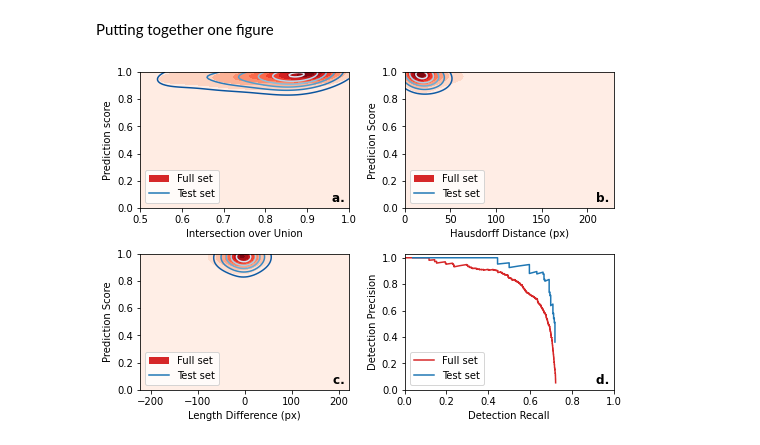
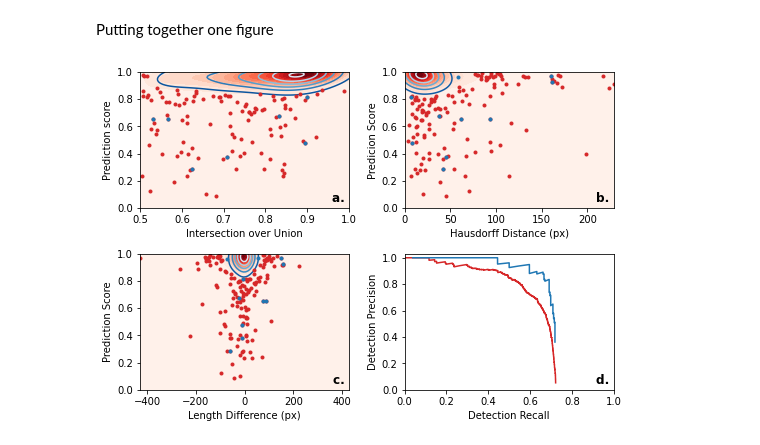
Before and after one commit to J-Wall/camfi, a Jupyter notebook: examples/annotation_evaluation.ipynb, the cells around one changed output. Cells and saved outputs as stored; diff of their text form; code cells hidden in the pictures.

Commit message:
Removed figure legends and plotted outliers

```diff
--- a/examples/annotation_evaluation.ipynb
+++ b/examples/annotation_evaluation.ipynb
@@ -163,7 +167,7 @@ l_diffs, l_diff_scores = zip(*validation["length_differences"])
 l_diffs = np.array(l_diffs)
 l_diff_scores = np.array(l_diff_scores)
 
-max_l_diff = max(l_diffs_all.max(), l_diffs.max())
+max_l_diff = max(np.abs(l_diffs_all).max(), np.abs(l_diffs).max())
 
 l_diff_X, l_diff_Y = np.mgrid[-max_l_diff:max_l_diff:100j, 0.:1.:100j]
 l_diff_positions = np.vstack([l_diff_X.ravel(), l_diff_Y.ravel()])
@@ -363,12 +367,10 @@ Test set: 0.6823916331895055
 # %% [markdown]
 Putting together one figure
 # %%
-labels = ["Full set", "Test set"]
-loc = "lower left"
 fontdict={"fontweight": "bold"}
 tloc = "right"
 ty = 0
-levels_all = 10
+levels_all = 20
 levels = 6
 cmap_all = "Reds"
 cmap = "Blues_r"
@@ -380,11 +382,6 @@ fig = plt.figure(
     #dpi=1000.0,
     tight_layout=True,
 )
-
-proxy = [
-    plt.Rectangle((0, 0), 1, 1, fc=c_all),
-    plt.Line2D([], [], color=c),
-]
 
 # IoU
 ax1 = fig.add_subplot(
@@ -400,6 +397,14 @@ p1_all = ax1.contourf(
     levels=levels_all,
     cmap=cmap_all,
 )
+p1_all_outlier_mask = iou_kernel_all(np.vstack([ious_all, iou_scores_all])) < p1_all.levels[1]
+o1_all = ax1.plot(
+    ious_all[p1_all_outlier_mask],
+    iou_scores_all[p1_all_outlier_mask],
+    marker=".",
+    ls="",
+    c=c_all,
+)
 p1 = ax1.contour(
     iou_X,
     iou_Y,
@@ -407,10 +412,13 @@ p1 = ax1.contour(
     levels=levels,
     cmap=cmap,
 )
-l1 = ax1.legend(
-    proxy,
-    labels,
-    loc=loc,
+p1_outlier_mask = iou_kernel(np.vstack([ious, iou_scores])) < p1.levels[1]
+o1 = ax1.plot(
+    ious[p1_outlier_mask],
+    iou_scores[p1_outlier_mask],
+    marker=".",
+    ls="",
+    c=c,
 )
 t1 = ax1.set_title(
     "a. ",
@@ -433,6 +441,14 @@ p2_all = ax2.contourf(
     levels=levels_all,
     cmap=cmap_all,
 )
+p2_all_outlier_mask = phd_kernel_all(np.vstack([phds_all, phd_scores_all])) < p2_all.levels[1]
+o2_all = ax2.plot(
+    phds_all[p2_all_outlier_mask],
+    phd_scores_all[p2_all_outlier_mask],
+    marker=".",
+    ls="",
+    c=c_all,
+)
 p2 = ax2.contour(
     phd_X,
     phd_Y,
@@ -440,10 +456,13 @@ p2 = ax2.contour(
     levels=levels,
     cmap=cmap,
 )
-l2 = ax2.legend(
-    proxy,
-    labels,
-    loc=loc,
+p2_outlier_mask = phd_kernel(np.vstack([phds, phd_scores])) < p2.levels[1]
+o2 = ax2.plot(
+    phds[p2_outlier_mask],
+    phd_scores[p2_outlier_mask],
+    marker=".",
+    ls="",
+    c=c,
 )
 t2 = ax2.set_title(
     "b. ",
@@ -466,6 +485,14 @@ p3_all = ax3.contourf(
     levels=levels_all,
     cmap=cmap_all,
 )
+p3_all_outlier_mask = l_diff_kernel_all(np.vstack([l_diffs_all, l_diff_scores_all])) < p3_all.levels[1]
+o3_all = ax3.plot(
+    l_diffs_all[p3_all_outlier_mask],
+    l_diff_scores_all[p3_all_outlier_mask],
+    marker=".",
+    ls="",
+    c=c_all,
+)
 p3 = ax3.contour(
     l_diff_X,
     l_diff_Y,
@@ -473,10 +500,13 @@ p3 = ax3.contour(
     levels=levels,
     cmap=cmap,
 )
-l3 = ax3.legend(
-    proxy,
-    labels,
-    loc=loc,
+p3_outlier_mask = l_diff_kernel(np.vstack([l_diffs, l_diff_scores])) < p3.levels[1]
+o3 = ax3.plot(
+    l_diffs[p3_outlier_mask],
+    l_diff_scores[p3_outlier_mask],
+    marker=".",
+    ls="",
+    c=c,
 )
 t3 = ax3.set_title(
     "c. ",
@@ -485,34 +515,33 @@ t3 = ax3.set_title(
     y=ty,
 )
 
 # Precision vs. Recall
 ax4 = fig.add_subplot(
     224,
     xlabel="Detection Recall",
     ylabel="Detection Precision",
     xlim=(0., 1.),
     ylim=(0., 1.03),
 )
 ax4.plot(
     recall_all[1:-1],
     precision_all[1:-1],
     c=c_all,
     label="Full set",
 )
 ax4.plot(
     recall[1:-1],
     precision[1:-1],
     c=c,
     label="Test set",
 )
-l4 = ax4.legend(loc=loc)
 t4 = ax4.set_title(
     "d. ",
     fontdict=fontdict,
     loc=tloc,
     y=ty,
 )
 # %% [output]
-[figure, old version]
+[figure, new version]
 # %%
 fig.savefig("autoannotation_evaluation_figure.pdf", dpi=1000.0, pad_inches=0.0)
```
Also changed, not shown: parts of 2 cells of this notebook, 1 other file.
